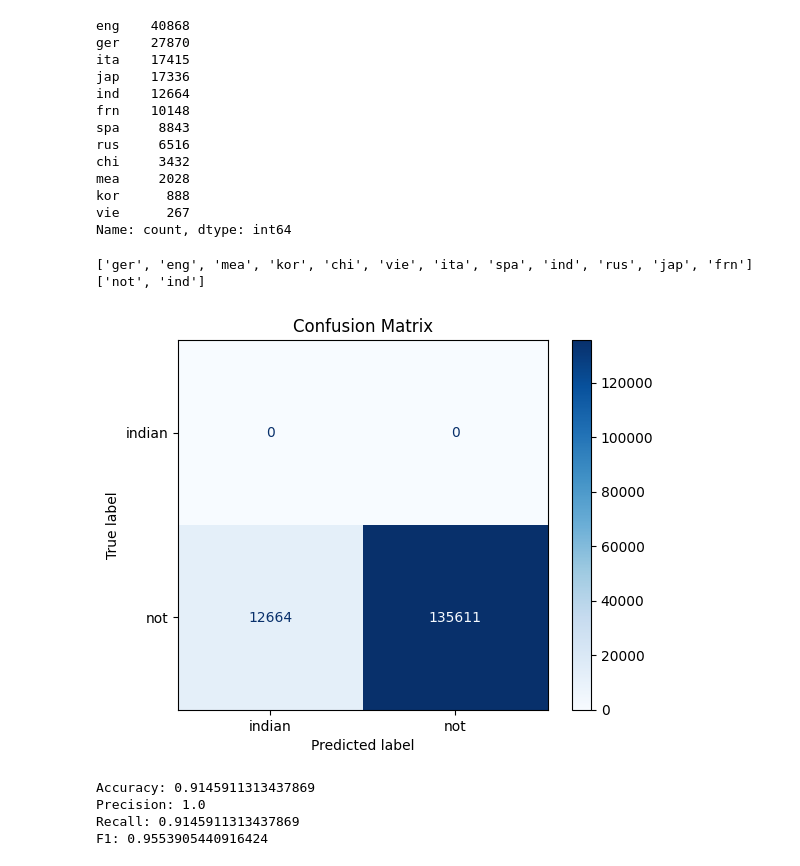
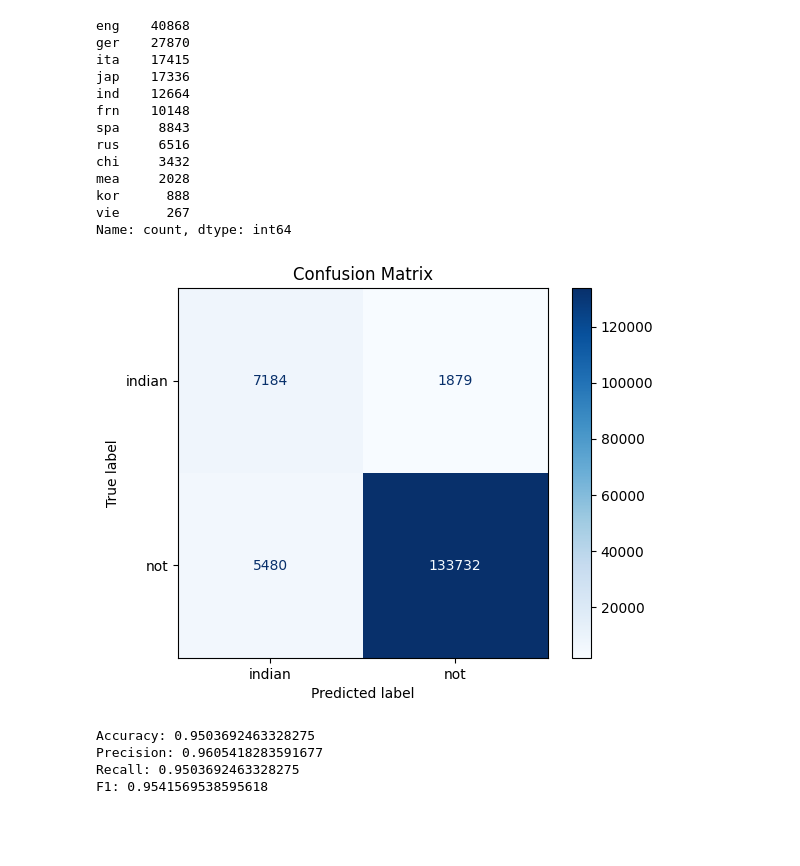
Before and after one commit to kkkarnav/indianamericancontributions, a Jupyter notebook: name_classification.ipynb, the cells around one changed output. Cells and saved outputs as stored; diff of their text form; code cells hidden in the pictures; blank space fills up the shorter version.

```diff
--- a/name_classification.ipynb
+++ b/name_classification.ipynb
@@ -405,51 +500,27 @@ mea     2028
 kor      888
 vie      267
 Name: count, dtype: int64
-# %%
-print(list(set(ethnic_list)))
-print(list(set(df["ethnic"].to_list())))
-
-mapping = {
-    'French': 'frn',
-    'British': 'eng',
-    'EastEuropean': 'rus',
-    'IndianSubContinent': 'ind',
-    'EastAsian': 'chi',
-    'Japanese': 'jap',
-    'Germanic': 'ger',
-    'Italian': 'ita',
-    'Hispanic': 'spa',
-    'Muslim': 'mea',
-    'Africans': 'other',
-    'Nordic': 'ger',
-    'Jewish': 'other'
-}
-# Apply the mapping with 'other' as default
-mapped_series = df["ethnic"].map(mapping).fillna('other')
-# %% [output]
-['ger', 'eng', 'mea', 'kor', 'chi', 'vie', 'ita', 'spa', 'ind', 'rus', 'jap', 'frn']
-['not', 'ind']
 # %%
-results_test = mapped_series.apply(lambda x: "ind" if x == "ind" else "not")
+results_test = df["ethnic"]
 results_pred = pd.Series(ethnic_list).apply(lambda x: "ind" if x == "ind" else "not")
 
 cm = confusion_matrix(results_test, results_pred)
 disp = ConfusionMatrixDisplay(confusion_matrix=cm, display_labels=["indian", "not"])
 disp.plot(cmap=plt.cm.Blues)
 plt.title(f'Confusion Matrix')
 plt.show()
 
 accuracy = accuracy_score(results_test, results_pred)
 precision = precision_score(results_test, results_pred, average='weighted')
 recall = recall_score(results_test, results_pred, average='weighted')
 f1 = f1_score(results_test, results_pred, average='weighted')
 print("Accuracy:", accuracy)
 print("Precision:", precision)
 print("Recall:", recall)
 print("F1:", f1)
 # %% [output]
-[figure, old version]
+[figure, new version]
-Accuracy: 0.9145911313437869
-Precision: 1.0
-Recall: 0.9145911313437869
-F1: 0.9553905440916424
+Accuracy: 0.9503692463328275
+Precision: 0.9605418283591677
+Recall: 0.9503692463328275
+F1: 0.9541569538595618
```
Also changed, not shown: parts of 8 cells of this notebook, 1 other file.
